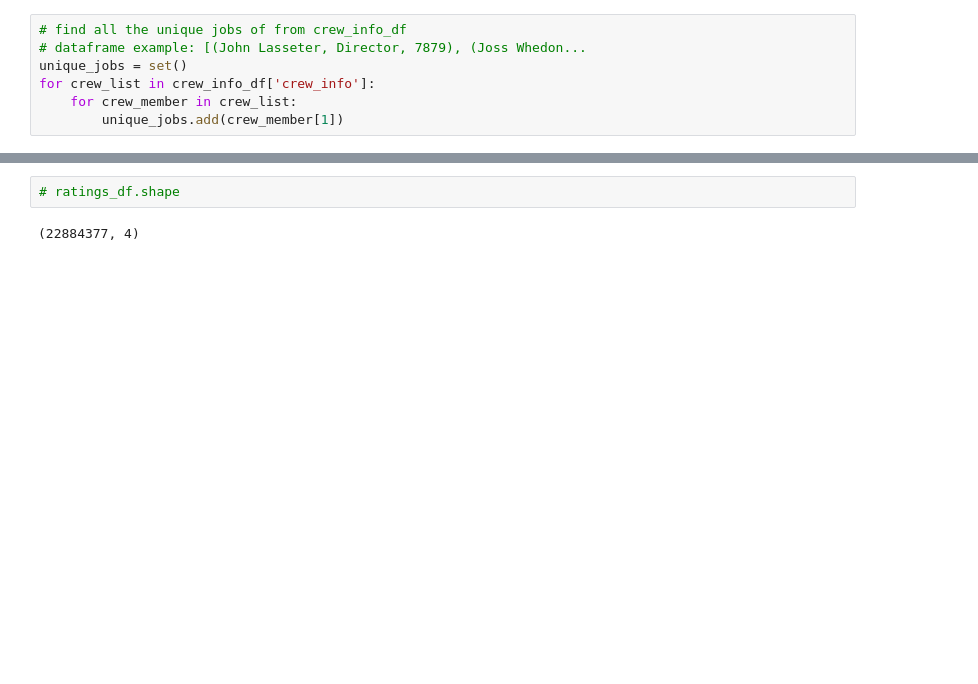
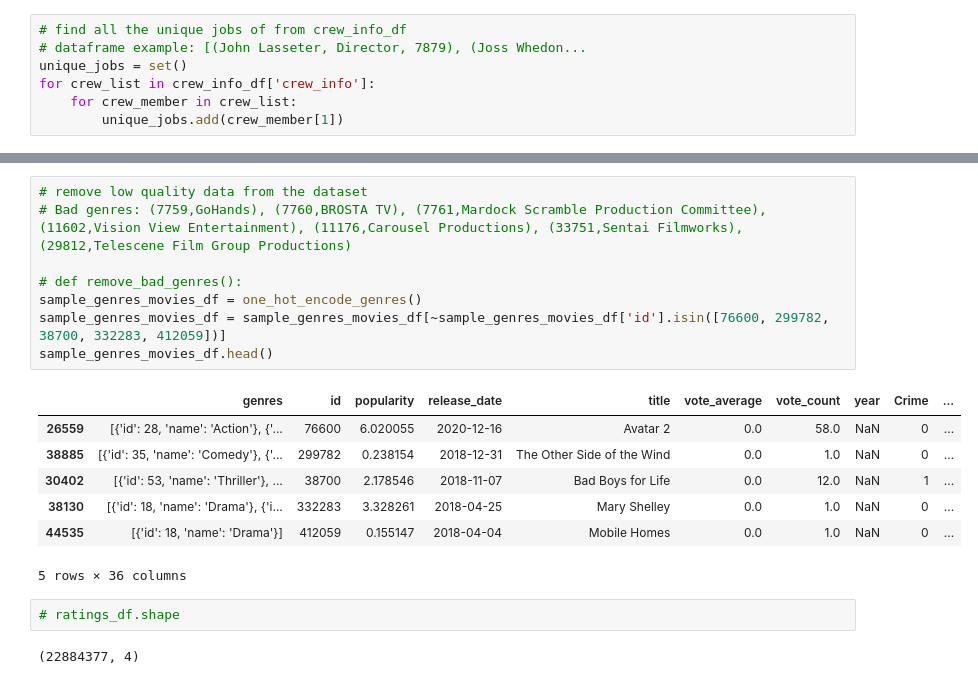
Before and after one commit to Laan33/Rec-Genie, a Jupyter notebook: cold-start-poc/RecGenie.ipynb, the cells around one changed output, grey strips where cells are left out. Saved outputs shown, nothing was run; the diff lists cells and outputs as text; blank space fills up the shorter version.

```diff
--- a/cold-start-poc/RecGenie.ipynb
+++ b/cold-start-poc/RecGenie.ipynb
@@ -259,3 +384,19 @@ With that, let's also split the values in the **Genres** column into a **list of
+# %%
+# remove low quality data from the dataset
+# Bad genres: (7759,GoHands), (7760,BROSTA TV), (7761,Mardock Scramble Production Committee), (11602,Vision View Entertainment), (11176,Carousel Productions), (33751,Sentai Filmworks), (29812,Telescene Film Group Productions)
+
+# def remove_bad_genres():
+sample_genres_movies_df = one_hot_encode_genres()
+sample_genres_movies_df = sample_genres_movies_df[~sample_genres_movies_df['id'].isin([76600, 299782, 38700, 332283, 412059])]
+sample_genres_movies_df.head()
+# %% [output]
+|  | genres | id | popularity | release_date | title | vote_average | vote_count | year | Crime | ... |
+| 26559 | [{'id': 28, 'name': 'Action'}, {'... | 76600 | 6.020055 | 2020-12-16 | Avatar 2 | 0.0 | 58.0 | NaN | 0 | ... |
+| 38885 | [{'id': 35, 'name': 'Comedy'}, {'... | 299782 | 0.238154 | 2018-12-31 | The Other Side of the Wind | 0.0 | 1.0 | NaN | 0 | ... |
+| 30402 | [{'id': 53, 'name': 'Thriller'}, ... | 38700 | 2.178546 | 2018-11-07 | Bad Boys for Life | 0.0 | 12.0 | NaN | 1 | ... |
+| 38130 | [{'id': 18, 'name': 'Drama'}, {'i... | 332283 | 3.328261 | 2018-04-25 | Mary Shelley | 0.0 | 1.0 | NaN | 0 | ... |
+| 44535 | [{'id': 18, 'name': 'Drama'}] | 412059 | 0.155147 | 2018-04-04 | Mobile Homes | 0.0 | 1.0 | NaN | 0 | ... |
+5 rows × 36 columns
 # %%
 # ratings_df.shape
 # %% [output]
```
Also changed, not shown: parts of 20 cells of this notebook.
